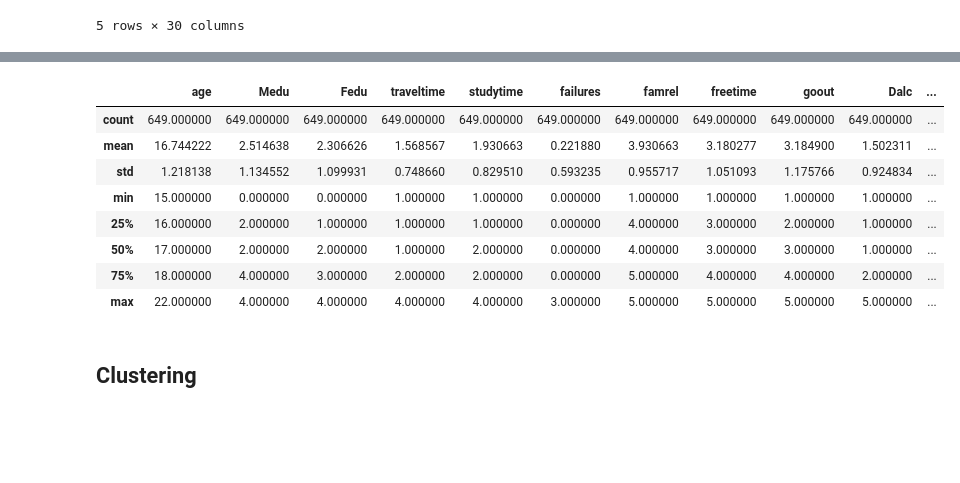
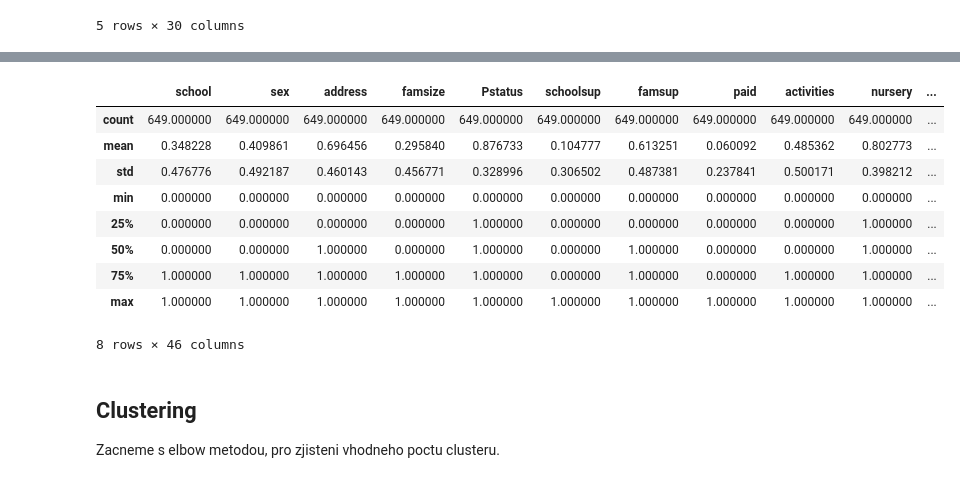
Before and after one commit to smidlma/zsu, a Jupyter notebook: project3/smi0116.ipynb, the cells around one changed output, grey strips where cells are left out. Drawn from its saved outputs; the diff is of its cells as text; code cells hidden in the pictures; blank space fills up the shorter version.

```diff
--- a/project3/smi0116.ipynb
+++ b/project3/smi0116.ipynb
@@ -189,0 +205,8 @@ Ted bude potreba dobre skalovat ciselna data
+# %%
+
+df_encoded['age'] = sklearn.preprocessing.minmax_scale(df.age)
+df_encoded['absences'] = sklearn.preprocessing.minmax_scale(df.absences)
+df_encoded['G1'] = sklearn.preprocessing.minmax_scale(df.G1)
+df_encoded['G2'] = sklearn.preprocessing.minmax_scale(df.G2)
+df_encoded['G3'] = sklearn.preprocessing.minmax_scale(df.G3)
+df_encoded.head()
@@ -190,3 +228,5 @@ Ted bude potreba dobre skalovat ciselna data
 # %%
-#age	Medu	Fedu	traveltime	studytime	failures	famrel	freetime	goout	Dalc	Walc	health	absences	G1	G2	G3
-df_encoded['Age'] = sklearn.preprocessing.minmax_scale(df.age)
+# Medu	Fedu	traveltime	studytime	failures	famrel	freetime	goout	Dalc	Walc	health
+df_encoded = df_encoded.join(df[['Medu',	'Fedu',	'traveltime', 'studytime',
+                             'failures',	'famrel',	'freetime',	'goout',	'Dalc',	'Walc',	'health']])
+df_encoded.head()
@@ -193,14 +241,16 @@ df_encoded['Age'] = sklearn.preprocessing.minmax_scale(df.age)
 # %%
-df.describe()
+df_encoded.describe()
 # %% [output]
-|  | age | Medu | Fedu | traveltime | studytime | failures | famrel | freetime | goout | Dalc | ... |
+|  | school | sex | address | famsize | Pstatus | schoolsup | famsup | paid | activities | nursery | ... |
 | count | 649.000000 | 649.000000 | 649.000000 | 649.000000 | 649.000000 | 649.000000 | 649.000000 | 649.000000 | 649.000000 | 649.000000 | ... |
-| mean | 16.744222 | 2.514638 | 2.306626 | 1.568567 | 1.930663 | 0.221880 | 3.930663 | 3.180277 | 3.184900 | 1.502311 | ... |
-| std | 1.218138 | 1.134552 | 1.099931 | 0.748660 | 0.829510 | 0.593235 | 0.955717 | 1.051093 | 1.175766 | 0.924834 | ... |
-| min | 15.000000 | 0.000000 | 0.000000 | 1.000000 | 1.000000 | 0.000000 | 1.000000 | 1.000000 | 1.000000 | 1.000000 | ... |
-| 25% | 16.000000 | 2.000000 | 1.000000 | 1.000000 | 1.000000 | 0.000000 | 4.000000 | 3.000000 | 2.000000 | 1.000000 | ... |
-| 50% | 17.000000 | 2.000000 | 2.000000 | 1.000000 | 2.000000 | 0.000000 | 4.000000 | 3.000000 | 3.000000 | 1.000000 | ... |
-| 75% | 18.000000 | 4.000000 | 3.000000 | 2.000000 | 2.000000 | 0.000000 | 5.000000 | 4.000000 | 4.000000 | 2.000000 | ... |
-| max | 22.000000 | 4.000000 | 4.000000 | 4.000000 | 4.000000 | 3.000000 | 5.000000 | 5.000000 | 5.000000 | 5.000000 | ... |
+| mean | 0.348228 | 0.409861 | 0.696456 | 0.295840 | 0.876733 | 0.104777 | 0.613251 | 0.060092 | 0.485362 | 0.802773 | ... |
+| std | 0.476776 | 0.492187 | 0.460143 | 0.456771 | 0.328996 | 0.306502 | 0.487381 | 0.237841 | 0.500171 | 0.398212 | ... |
+| min | 0.000000 | 0.000000 | 0.000000 | 0.000000 | 0.000000 | 0.000000 | 0.000000 | 0.000000 | 0.000000 | 0.000000 | ... |
+| 25% | 0.000000 | 0.000000 | 0.000000 | 0.000000 | 1.000000 | 0.000000 | 0.000000 | 0.000000 | 0.000000 | 1.000000 | ... |
+| 50% | 0.000000 | 0.000000 | 1.000000 | 0.000000 | 1.000000 | 0.000000 | 1.000000 | 0.000000 | 0.000000 | 1.000000 | ... |
+| 75% | 1.000000 | 1.000000 | 1.000000 | 1.000000 | 1.000000 | 0.000000 | 1.000000 | 0.000000 | 1.000000 | 1.000000 | ... |
+| max | 1.000000 | 1.000000 | 1.000000 | 1.000000 | 1.000000 | 1.000000 | 1.000000 | 1.000000 | 1.000000 | 1.000000 | ... |
+8 rows × 46 columns
-# %% [markdown]
-## Clustering
+# %% [markdown]
+## Clustering
+Zacneme s elbow metodou, pro zjisteni vhodneho poctu clusteru.
```
Also changed, not shown: parts of 32 cells of this notebook, 1 other file.
